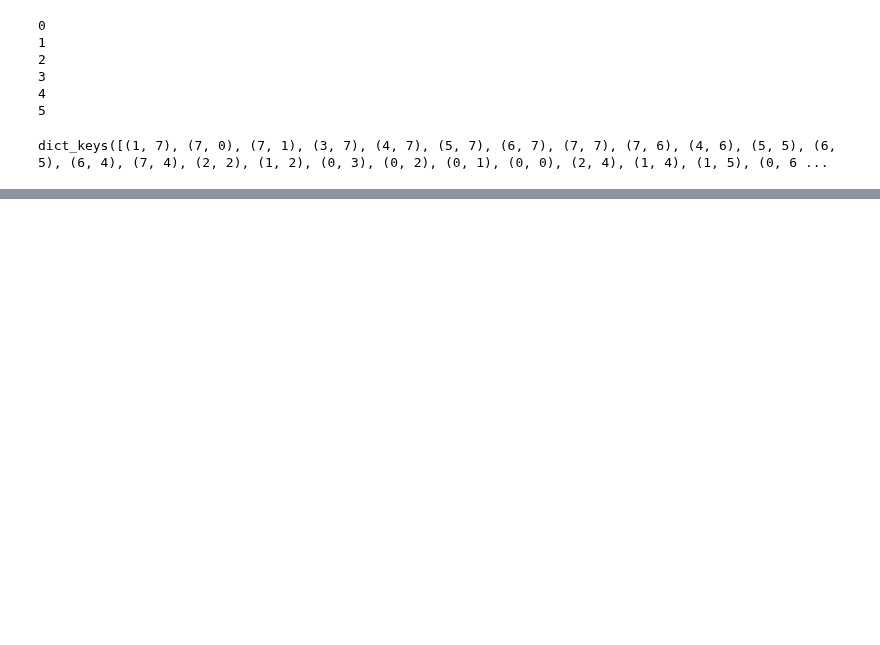
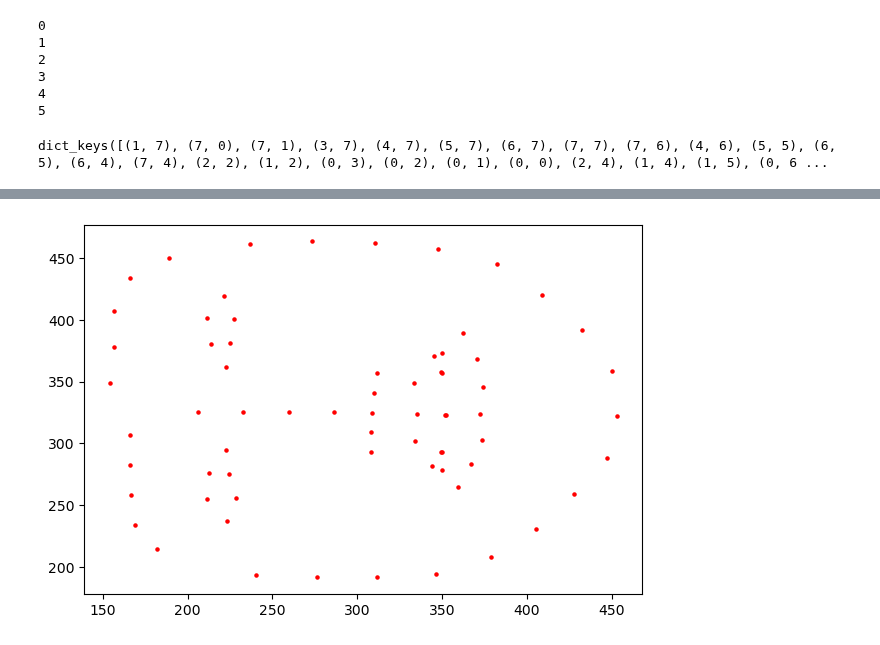
Before and after one commit to aliciaamaliaalvarezmon/SynthesisEmotions, a Jupyter notebook: Notebook/SynthesisEmotionAlgo.ipynb, the cells around one changed output, grey strips where cells are left out. Cells and saved outputs as stored; diff of their text form; code cells hidden in the pictures; blank space fills up the shorter version.

```diff
--- a/Notebook/SynthesisEmotionAlgo.ipynb
+++ b/Notebook/SynthesisEmotionAlgo.ipynb
@@ -39,0 +60,5 @@ dict_keys([(1, 7), (7, 0), (7, 1), (3, 7), (4, 7), (5, 7), (6, 7), (7, 7), (7, 6
+# %%
+img = cv2.imread('../S504_006_00000018.png', 0)
+cv2.imshow('image',img)
+cv2.waitKey(0)
+cv2.destroyAllWindows()
@@ -39,0 +137,16 @@ dict_keys([(1, 7), (7, 0), (7, 1), (3, 7), (4, 7), (5, 7), (6, 7), (7, 7), (7, 6
+# %%
+import matplotlib.image as mpimg
+#image = cv2.imread('../S504_006_00000018.png')
+#image2= cv2.cvtColor(image, cv2.COLOR_BGR2GRAY)
+#cv2.imwrite('../LANDMARKED_IMG_GRAY.png', image2)
+#image3 = cv2.imread('../LANDMARKED_IMG_GRAY.png')
+pts = landmarks
+height, width = img.shape
+figsize = width / float(100), height / float(100)
+figure = plt.figure(figsize=figsize)
+#plt.plot(640, 570, "og", markersize=10)  # og:shorthand for green circle
+diff = plt.scatter(pts[:, -1], pts[:, 0], marker="o", color="red", s=5)
+
+plt.show(figure)
+# %% [output]
+[figure, added]
```
Also changed, not shown: parts of 8 cells of this notebook.
